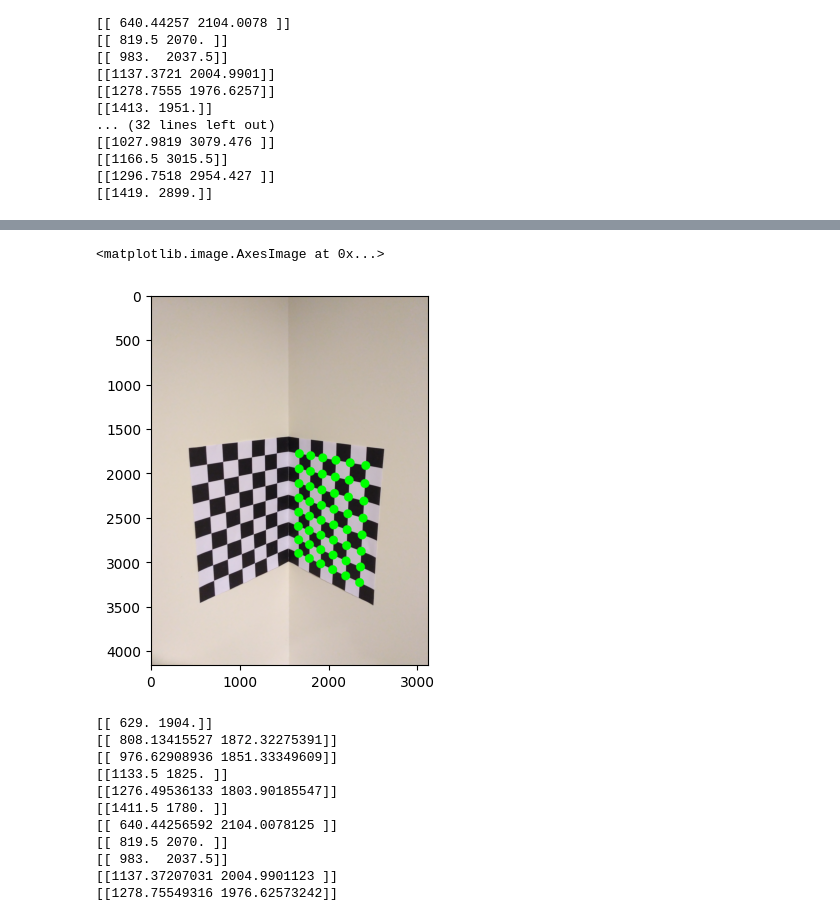
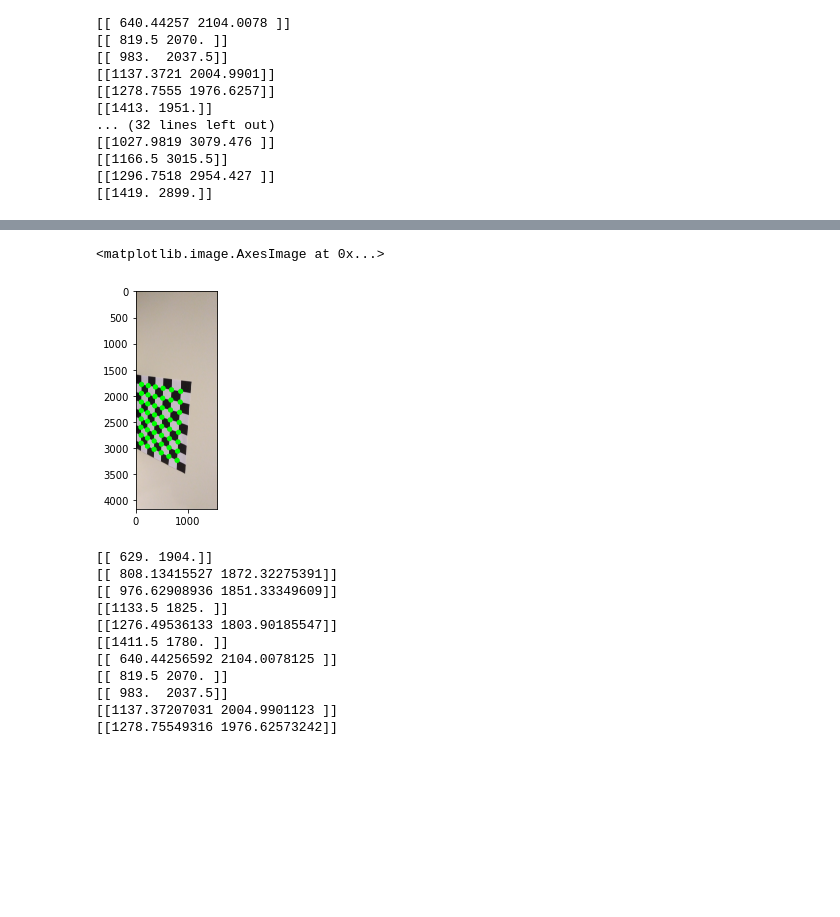
Before and after one commit to vatsasree/CV-Assignment-1, a Jupyter notebook: Assign1.ipynb, the cells around one changed output, grey strips where cells are left out. Saved outputs shown, nothing was run; the diff lists cells and outputs as text; code cells hidden in the pictures; blank space fills up the shorter version.

```diff
--- a/Assign1.ipynb
+++ b/Assign1.ipynb
@@ -120,11 +121,11 @@ for i in corners2:
 # %%
-tt2 = checkboard.copy()
+tt2 = checkboard_split_right.copy()
 for i in corners2:
     cv2.circle(tt2,(int(i[0][0]), int(i[0][1])),50,(0,255,0),-1)
 plt.imshow(tt2)
 # %% [output]
 <matplotlib.image.AxesImage at 0x...>
-[figure, old version]
+[figure, new version]
 # %%
 
 corners2 = corners2 + np.array([checkboard_split_left.shape[1], 0])
```
Also changed, not shown: parts of 34 cells of this notebook.
